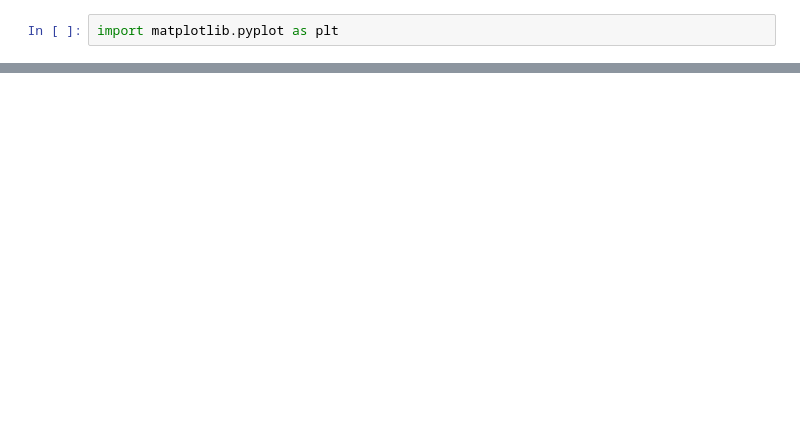
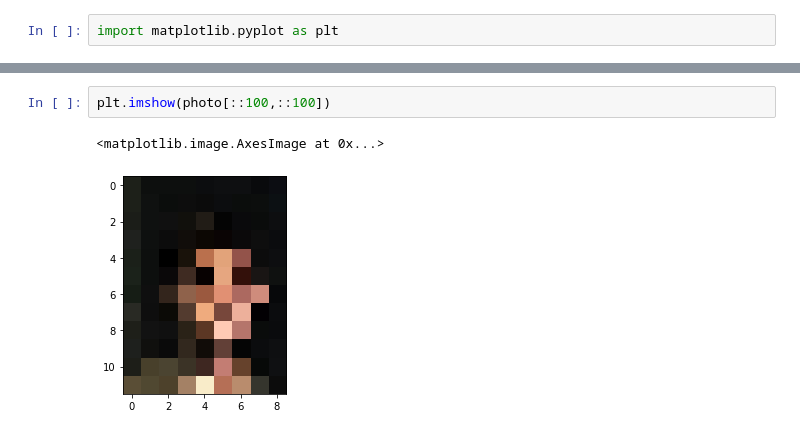
Before and after one commit to shredder47/Numpy-Examples, a Jupyter notebook: Numpy Basics.ipynb, the cells around one changed output, grey strips where cells are left out. Saved outputs shown, nothing was run; the diff lists cells and outputs as text; blank space fills up the shorter version.

```diff
--- a/Numpy Basics.ipynb
+++ b/Numpy Basics.ipynb
@@ -535,0 +770,5 @@ max = 9
+# %%
+plt.imshow(photo[::100,::100])
+# %% [output]
+<matplotlib.image.AxesImage at 0x...>
+[figure, added]
```
Also changed, not shown: parts of 260 cells of this notebook.
